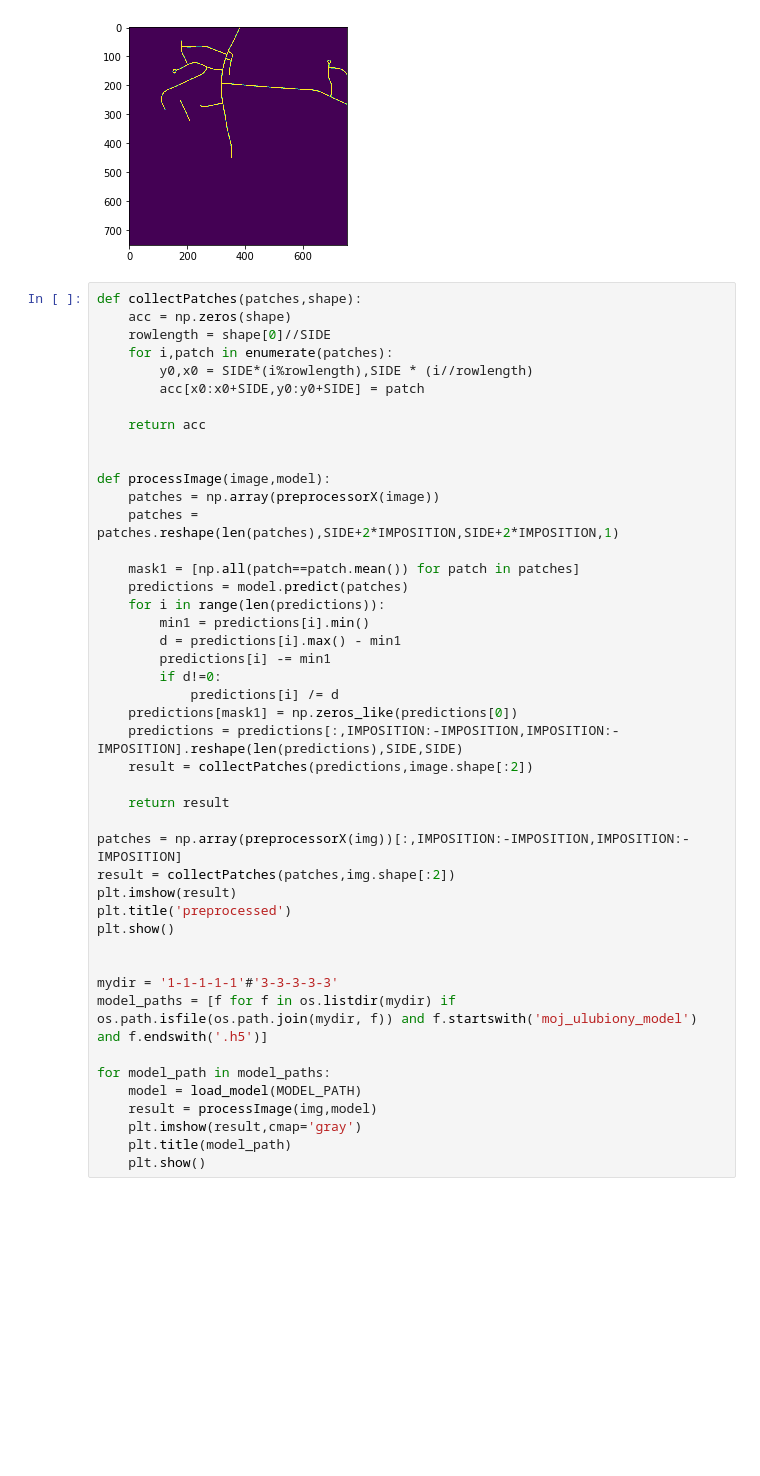
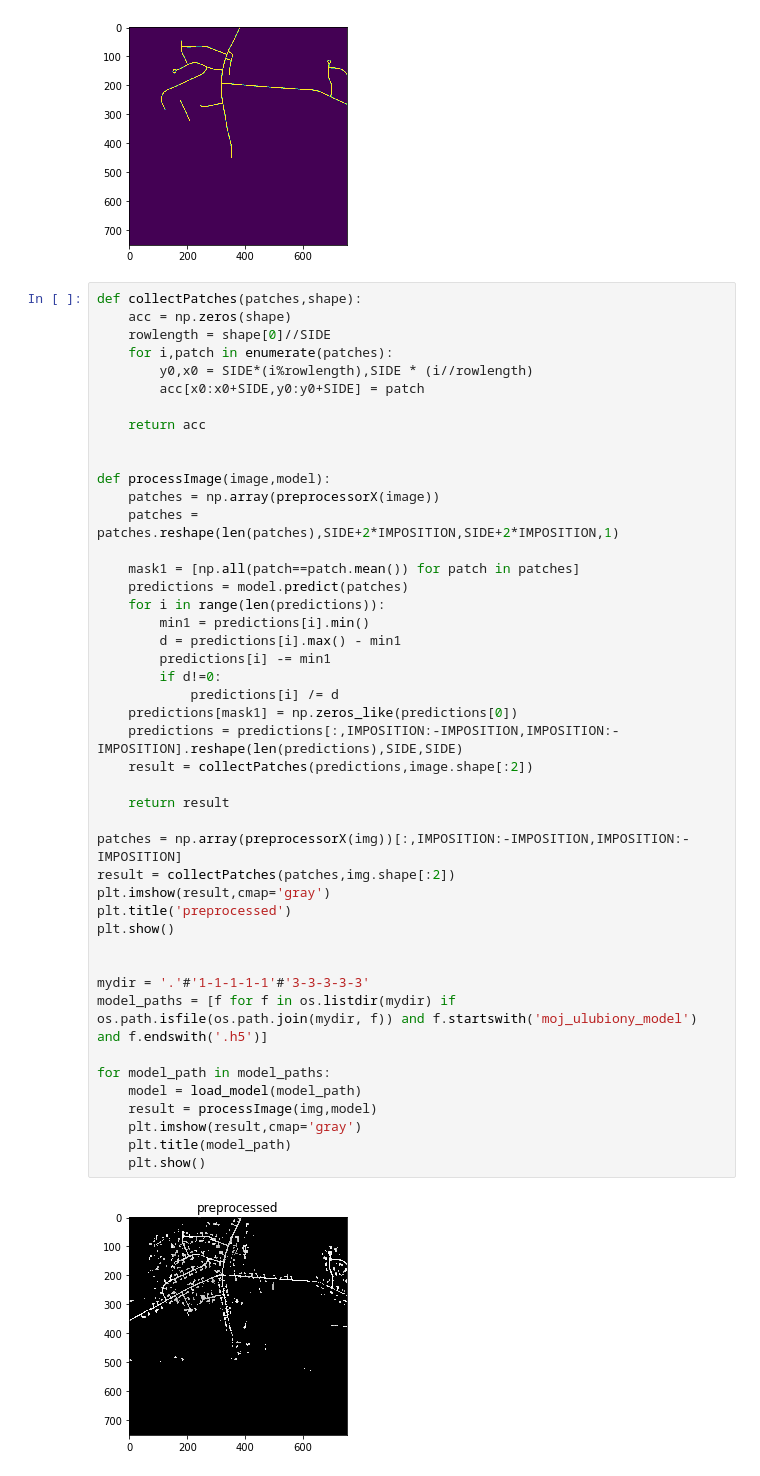
Before and after one commit to damjur/RoadFinder, a Jupyter notebook: Untitled.ipynb, the cells around one changed output. Cells and saved outputs as stored; diff of their text form; blank space fills up the shorter version.

```diff
--- a/Untitled.ipynb
+++ b/Untitled.ipynb
@@ -32,33 +32,35 @@ def processImage(image,model):
     patches = np.array(preprocessorX(image))
     patches = patches.reshape(len(patches),SIDE+2*IMPOSITION,SIDE+2*IMPOSITION,1)
 
     mask1 = [np.all(patch==patch.mean()) for patch in patches]
     predictions = model.predict(patches)
     for i in range(len(predictions)):
         min1 = predictions[i].min()
         d = predictions[i].max() - min1
         predictions[i] -= min1
         if d!=0:
             predictions[i] /= d
     predictions[mask1] = np.zeros_like(predictions[0])
     predictions = predictions[:,IMPOSITION:-IMPOSITION,IMPOSITION:-IMPOSITION].reshape(len(predictions),SIDE,SIDE)
     result = collectPatches(predictions,image.shape[:2])
 
     return result
 
 patches = np.array(preprocessorX(img))[:,IMPOSITION:-IMPOSITION,IMPOSITION:-IMPOSITION]
 result = collectPatches(patches,img.shape[:2])
-plt.imshow(result)
+plt.imshow(result,cmap='gray')
 plt.title('preprocessed')
 plt.show()
 
 
-mydir = '1-1-1-1-1'#'3-3-3-3-3'
+mydir = '.'#'1-1-1-1-1'#'3-3-3-3-3'
 model_paths = [f for f in os.listdir(mydir) if os.path.isfile(os.path.join(mydir, f)) and f.startswith('moj_ulubiony_model') and f.endswith('.h5')]
 
 for model_path in model_paths:
-    model = load_model(MODEL_PATH)
+    model = load_model(model_path)
     result = processImage(img,model)
     plt.imshow(result,cmap='gray')
     plt.title(model_path)
     plt.show()
+# %% [output]
+[figure, added]
```
